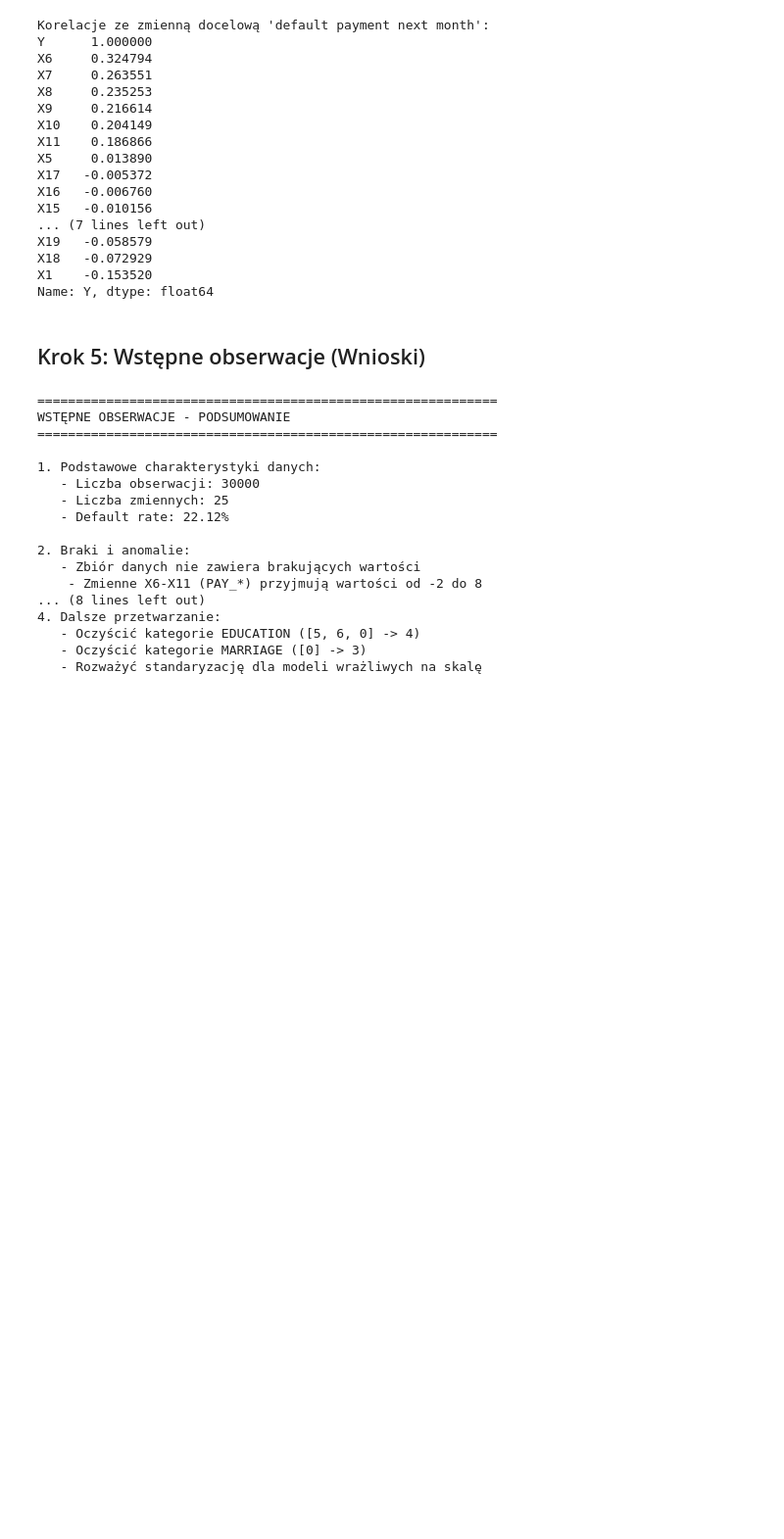
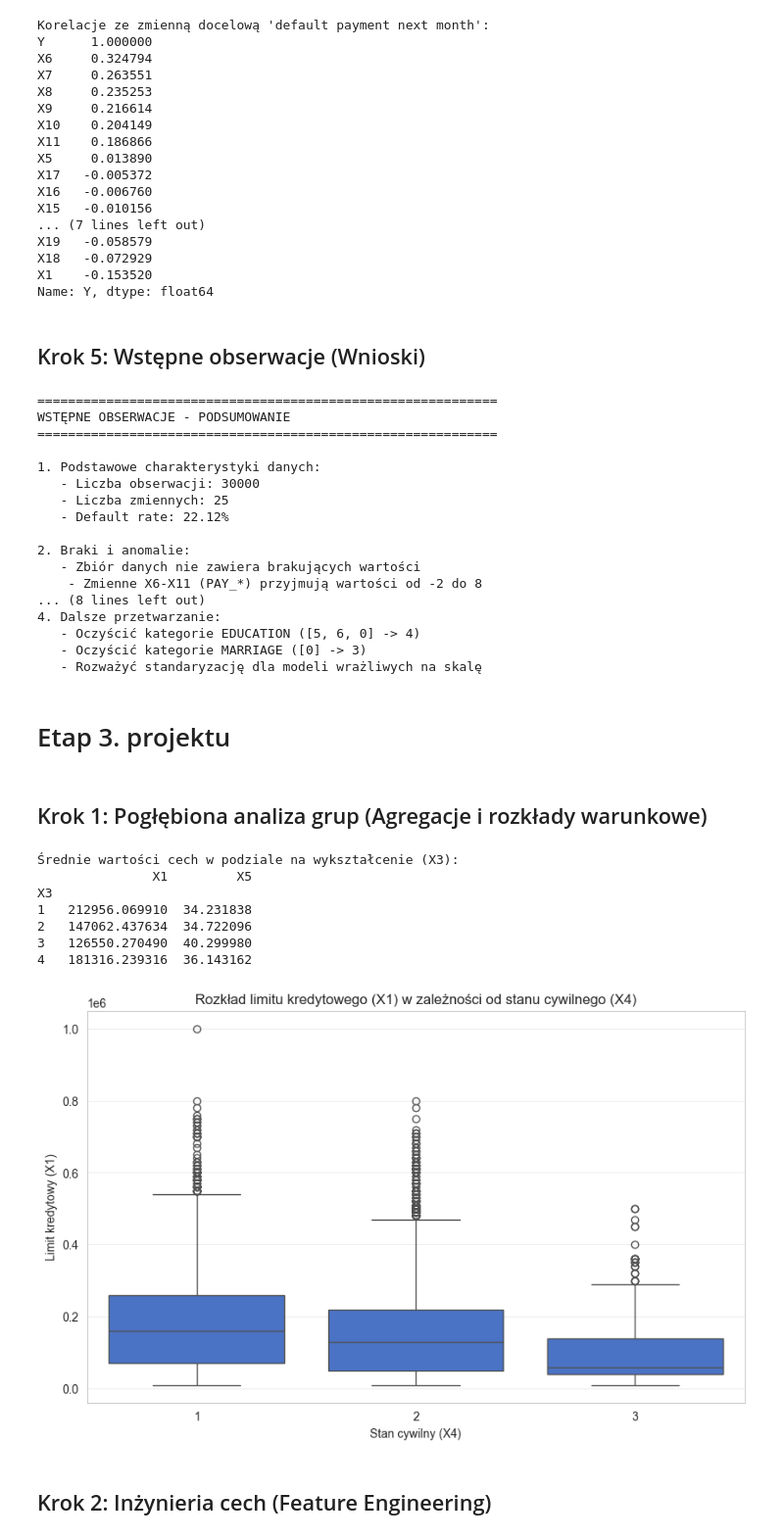
Before and after one commit to dawid200272/Eiwd_projekt, a Jupyter notebook: notebooks/EDA_analysis.ipynb, the cells around one changed output. Shown at 98% size. Drawn from its saved outputs; the diff is of its cells as text; code cells hidden in the pictures; blank space fills up the shorter version.

Commit message:
Continue EDA (Etap 3.)

```diff
--- a/notebooks/EDA_analysis.ipynb
+++ b/notebooks/EDA_analysis.ipynb
@@ -556,3 +556,36 @@ WSTĘPNE OBSERWACJE - PODSUMOWANIE
    - Oczyścić kategorie EDUCATION ([5, 6, 0] -> 4)
    - Oczyścić kategorie MARRIAGE ([0] -> 3)
    - Rozważyć standaryzację dla modeli wrażliwych na skalę
+# %% [markdown]
+# Etap 3. projektu
+# %% [markdown]
+## Krok 1: Pogłębiona analiza grup (Agregacje i rozkłady warunkowe)
+# %%
+import pandas as pd
+import seaborn as sns
+import matplotlib.pyplot as plt
+
+# 'data' to oczyszczony DataFrame z Etapu 2
+# Grupowanie: Średni limit kredytowy (X1) i wiek (X5) w zależności od poziomu wykształcenia (X3)
+print("Średnie wartości cech w podziale na wykształcenie (X3):")
+print(data.groupby('X3')[['X1', 'X5']].mean())
+# display(data.groupby('X3')[['X1', 'X5']].mean())
+
+# Wizualizacja rozkładu warunkowego: Wykres pudełkowy limitu kredytowego w zależności od stanu cywilnego (X4)
+plt.figure(figsize=(10, 6))
+sns.boxplot(x='X4', y='X1', data=data)
+plt.title('Rozkład limitu kredytowego (X1) w zależności od stanu cywilnego (X4)')
+plt.xlabel('Stan cywilny (X4)')
+plt.ylabel('Limit kredytowy (X1)')
+plt.show()
+# %% [output]
+Średnie wartości cech w podziale na wykształcenie (X3):
+               X1         X5
+X3
+1   212956.069910  34.231838
+2   147062.437634  34.722096
+3   126550.270490  40.299980
+4   181316.239316  36.143162
+[figure, added]
+# %% [markdown]
+## Krok 2: Inżynieria cech (Feature Engineering)
```
Also changed, not shown: parts of 21 cells of this notebook.
